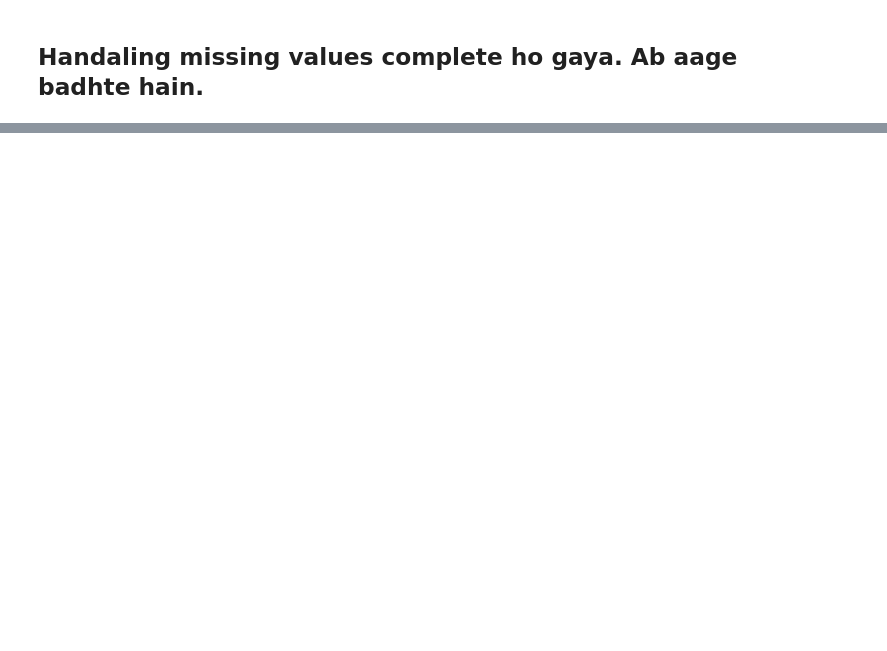
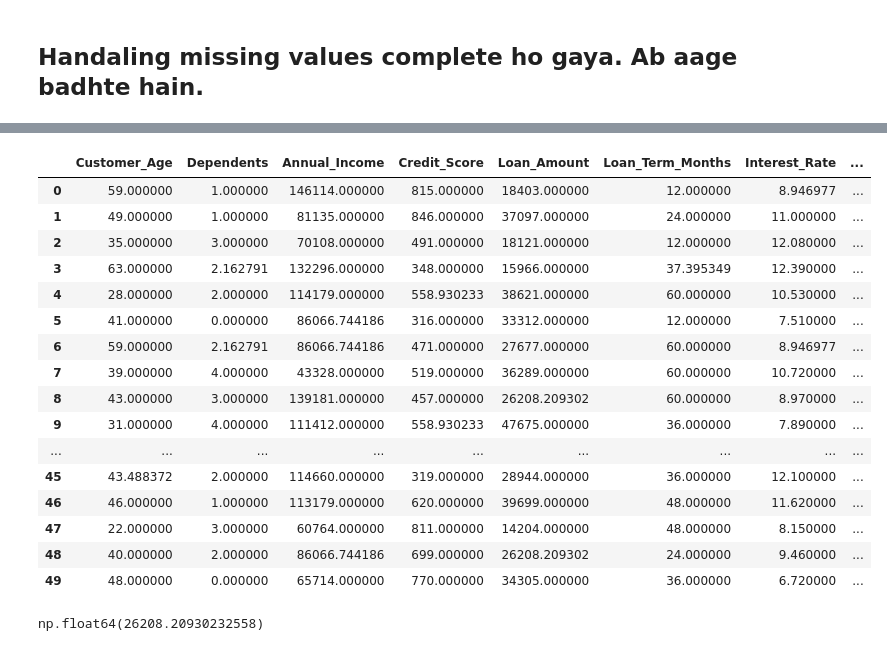
Before and after one commit to SadiqCodex/AI-Learning-Project, a Jupyter notebook: notebooks/main.ipynb, the cells around one changed output, grey strips where cells are left out. Saved outputs shown, nothing was run; the diff lists cells and outputs as text; code cells hidden in the pictures; blank space fills up the shorter version.

```diff
--- a/notebooks/main.ipynb
+++ b/notebooks/main.ipynb
@@ -210,0 +256,3 @@ dtype: int64
+# %%
+data["Gender"].mode()[0]
+data["Gender"].fillna(data["Gender"].mode()[0],inplace=True)
@@ -210,0 +301,3 @@ dtype: int64
+# %%
+for col in data.select_dtypes(include='object').columns:
+    data[col] = data[col].fillna(data[col].mode()[0])
@@ -210,0 +371,7 @@ dtype: int64
+# %%
+si = SimpleImputer(strategy="mean")
+ar = si.fit_transform(data[['Customer_Age', 'Dependents', 'Annual_Income', 'Credit_Score',
+       'Loan_Amount', 'Loan_Term_Months', 'Interest_Rate',
+       'Number_of_Payments', 'Account_Balance']])
+# %%
+new_data = pd.DataFrame(ar,columns=data.select_dtypes(include=['float64']).columns)
@@ -210,0 +391,24 @@ dtype: int64
+# %%
+new_data
+# %% [output]
+|  | Customer_Age | Dependents | Annual_Income | Credit_Score | Loan_Amount | Loan_Term_Months | Interest_Rate | ... |
+| 0 | 59.000000 | 1.000000 | 146114.000000 | 815.000000 | 18403.000000 | 12.000000 | 8.946977 | ... |
+| 1 | 49.000000 | 1.000000 | 81135.000000 | 846.000000 | 37097.000000 | 24.000000 | 11.000000 | ... |
+| 2 | 35.000000 | 3.000000 | 70108.000000 | 491.000000 | 18121.000000 | 12.000000 | 12.080000 | ... |
+| 3 | 63.000000 | 2.162791 | 132296.000000 | 348.000000 | 15966.000000 | 37.395349 | 12.390000 | ... |
+| 4 | 28.000000 | 2.000000 | 114179.000000 | 558.930233 | 38621.000000 | 60.000000 | 10.530000 | ... |
+| 5 | 41.000000 | 0.000000 | 86066.744186 | 316.000000 | 33312.000000 | 12.000000 | 7.510000 | ... |
+| 6 | 59.000000 | 2.162791 | 86066.744186 | 471.000000 | 27677.000000 | 60.000000 | 8.946977 | ... |
+| 7 | 39.000000 | 4.000000 | 43328.000000 | 519.000000 | 36289.000000 | 60.000000 | 10.720000 | ... |
+| 8 | 43.000000 | 3.000000 | 139181.000000 | 457.000000 | 26208.209302 | 60.000000 | 8.970000 | ... |
+| 9 | 31.000000 | 4.000000 | 111412.000000 | 558.930233 | 47675.000000 | 36.000000 | 7.890000 | ... |
+| ... | ... | ... | ... | ... | ... | ... | ... | ... |
+| 45 | 43.488372 | 2.000000 | 114660.000000 | 319.000000 | 28944.000000 | 36.000000 | 12.100000 | ... |
+| 46 | 46.000000 | 1.000000 | 113179.000000 | 620.000000 | 39699.000000 | 48.000000 | 11.620000 | ... |
+| 47 | 22.000000 | 3.000000 | 60764.000000 | 811.000000 | 14204.000000 | 48.000000 | 8.150000 | ... |
+| 48 | 40.000000 | 2.000000 | 86066.744186 | 699.000000 | 26208.209302 | 24.000000 | 9.460000 | ... |
+| 49 | 48.000000 | 0.000000 | 65714.000000 | 770.000000 | 34305.000000 | 36.000000 | 6.720000 | ... |
+# %%
+data["Loan_Amount"].mean()
+# %% [output]
+np.float64(26208.20930232558)
```
Also changed, not shown: parts of 38 cells of this notebook, 1 other file.
